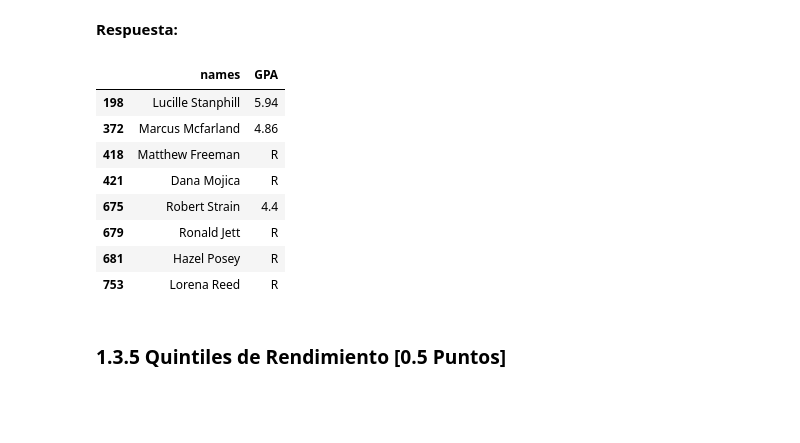
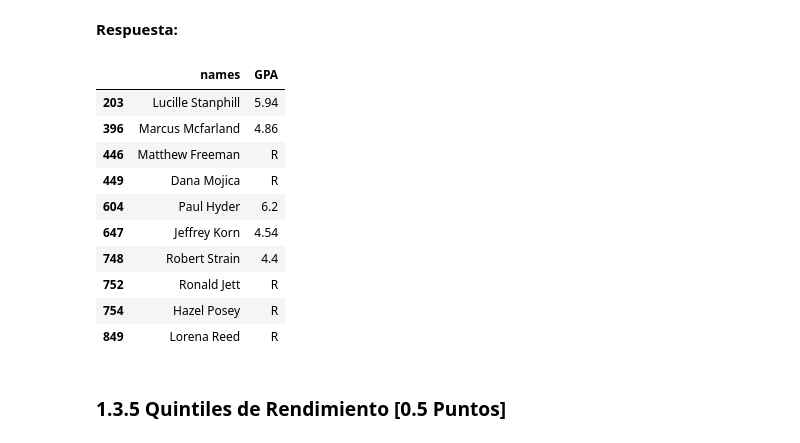
Before and after one commit to tomasaguirre-ignacioalbornoz/MDS7202, a Jupyter notebook: lab4/Laboratorio4_enunciado.ipynb, the cells around one changed output. Drawn from its saved outputs; the diff is of its cells as text; code cells hidden in the pictures; blank space fills up the shorter version.

```diff
--- a/lab4/Laboratorio4_enunciado.ipynb
+++ b/lab4/Laboratorio4_enunciado.ipynb
@@ -503,4 +495,17 @@ def nota_chilena(dataframe_in, columna):
-# %%
-df_grades['new math score'] = nota_chilena(df_grades, 'math score')
-df_grades['new reading score'] = nota_chilena(df_grades, 'reading score')
-df_grades['new writing score'] = nota_chilena(df_grades, 'writing score')
+# %%
+def nota_chilena(dataframe_in):
+
+    def formula_nota_chilena(nota):
+        return nota * 0.06 + 1
+    def convertir_a_escala_chilena(nota):
+        return round(formula_nota_chilena(nota), 2)
+
+    dataframe_in['math score'] = dataframe_in['math score'].apply(convertir_a_escala_chilena)
+    dataframe_in['reading score'] = dataframe_in['reading score'].apply(convertir_a_escala_chilena)
+    dataframe_in['writing score'] = dataframe_in['writing score'].apply(convertir_a_escala_chilena)
+
+    return dataframe_in
+
+
+df_grades = nota_chilena(df_grades)
+df_grades.head()
@@ -518,0 +528,12 @@ def alumnos_promedio(dataframe_in):
+# %%
+def alumnos_promedio(dataframe_in):
+    # Calcular el promedio en la escala Chilena de todas las asignaturas para cada alumno
+    dataframe_in['GPA'] = dataframe_in[['math score', 'reading score', 'writing score']].mean(axis=1)
+
+    # Redondear el GPA a 2 decimales
+    dataframe_in['GPA'] = dataframe_in['GPA'].round(2)
+
+    return dataframe_in
+
+df_grades = alumnos_promedio(df_grades)
+df_grades.head()
@@ -618,32 +699,40 @@ Creada la función busque el promedio general de los siguientes alumnos en el se
 **Respuesta:**
 # %%
 def consulta_gpa(dataframe_in, lista_alumnos):
-    pass
+    # Filtrar el DataFrame original para obtener solo las filas de los alumnos en la lista
+    alumnos_filtrados = dataframe_in[dataframe_in['names'].isin(lista_alumnos)]
+
+    # Seleccionar las columnas 'names' y 'GPA' y restablecer el índice
+    resultado = alumnos_filtrados[['names', 'GPA']]
+
+    return resultado
 
 
 lista_alumnos = [
     "Lucille Stanphill",
     "Marcus Mcfarland",
     "Matthew Freeman",
     "Dana Mojica",
     "Paul Hyder",
     "Jeffrey Korn",
     "Robert Strain",
     "Ronald Jett",
     "Lorena Reed",
     "Hazel Posey",
 ]
 consulta_gpa(dataframe2, lista_alumnos)
 # %% [output]
 |  | names | GPA |
-| 198 | Lucille Stanphill | 5.94 |
-| 372 | Marcus Mcfarland | 4.86 |
-| 418 | Matthew Freeman | R |
-| 421 | Dana Mojica | R |
-| 675 | Robert Strain | 4.4 |
-| 679 | Ronald Jett | R |
-| 681 | Hazel Posey | R |
-| 753 | Lorena Reed | R |
+| 203 | Lucille Stanphill | 5.94 |
+| 396 | Marcus Mcfarland | 4.86 |
+| 446 | Matthew Freeman | R |
+| 449 | Dana Mojica | R |
+| 604 | Paul Hyder | 6.2 |
+| 647 | Jeffrey Korn | 4.54 |
+| 748 | Robert Strain | 4.4 |
+| 752 | Ronald Jett | R |
+| 754 | Hazel Posey | R |
+| 849 | Lorena Reed | R |
 # %% [markdown]
 ### 1.3.5 Quintiles de Rendimiento [0.5 Puntos]
 # %% [markdown]
```
Also changed, not shown: parts of 18 cells of this notebook, 1 other file.
